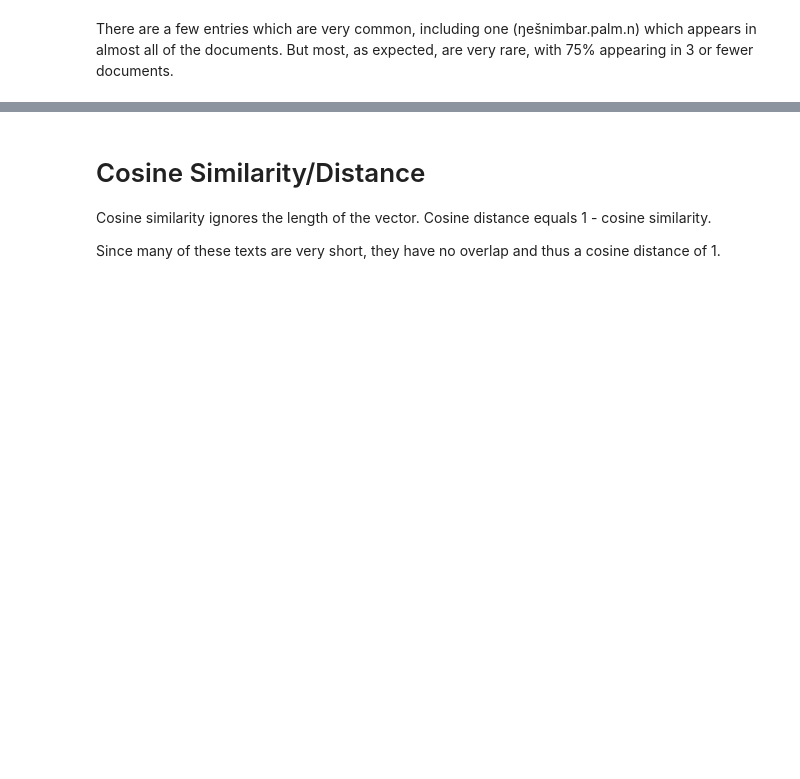
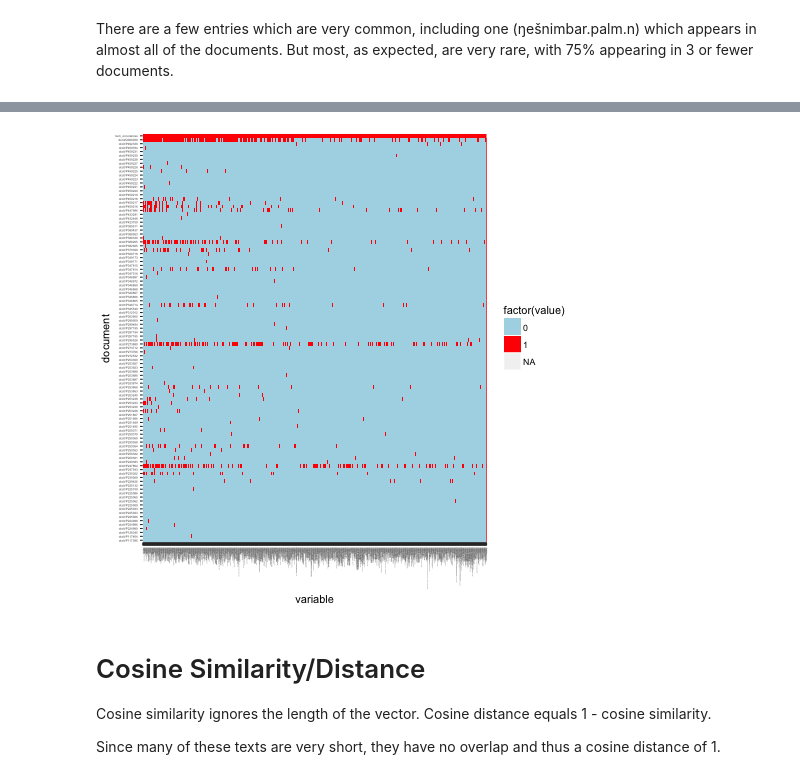
Before and after one commit to ErinBecker/digital-humanities-phylogenetics, a Jupyter notebook: scripts/Exploration_OB_wood.ipynb, the cells around one changed output, grey strips where cells are left out. Drawn from its saved outputs; the diff is of its cells as text; code cells hidden in the pictures; blank space fills up the shorter version.

```diff
--- a/scripts/Exploration_OB_wood.ipynb
+++ b/scripts/Exploration_OB_wood.ipynb
@@ -210,9 +189,3 @@ Note that I'll be doing some analysis in R, whereas Niek will be doing some in P
 # %%
 import rpy2.ipython
 %load_ext rpy2.ipython
-# %%
-%%R -i dtm_df
-dtm_df$num_entries = rowSums(dtm_df)
-
-plot(density(dtm_df$num_entries[1:nrow(dtm_df)-1])) #don't include sum of all entries across documents in density plot
-table(dtm_df$num_entries[1:nrow(dtm_df)]) #number of documents with each number of entries
@@ -279,15 +280,17 @@ melted_dtm_df = melt(dtm_df)
 # %%
 %%R
 # http://stackoverflow.com/questions/10397183/heat-map-of-binary-data-using-r-or-python
-install.packages("ggplot2")
+#install.packages("ggplot2")
 library(ggplot2)
 # ggplot(data = melted_dtm_df[150000:160474,], aes(y=document, x=variable, fill=value)) +
 #   geom_tile() +
 #   theme(axis.text.x = element_text(angle = 90, hjust = 1, size = 5))
 
 qplot(data=melted_dtm_df, x=variable,y=document, fill=factor(value),
     geom="tile")+scale_fill_manual(values=c("0"="lightblue", "1"="red")) +
   theme(axis.text.x = element_text(angle = 90, hjust = 1, size = 1), axis.text.y = element_text(size = 3))
+# %% [output]
+[figure, added]
 # %% [markdown]
 # Cosine Similarity/Distance
 Cosine similarity ignores the length of the vector. Cosine distance equals 1 - cosine similarity.
```
Also changed, not shown: parts of 10 cells of this notebook.
